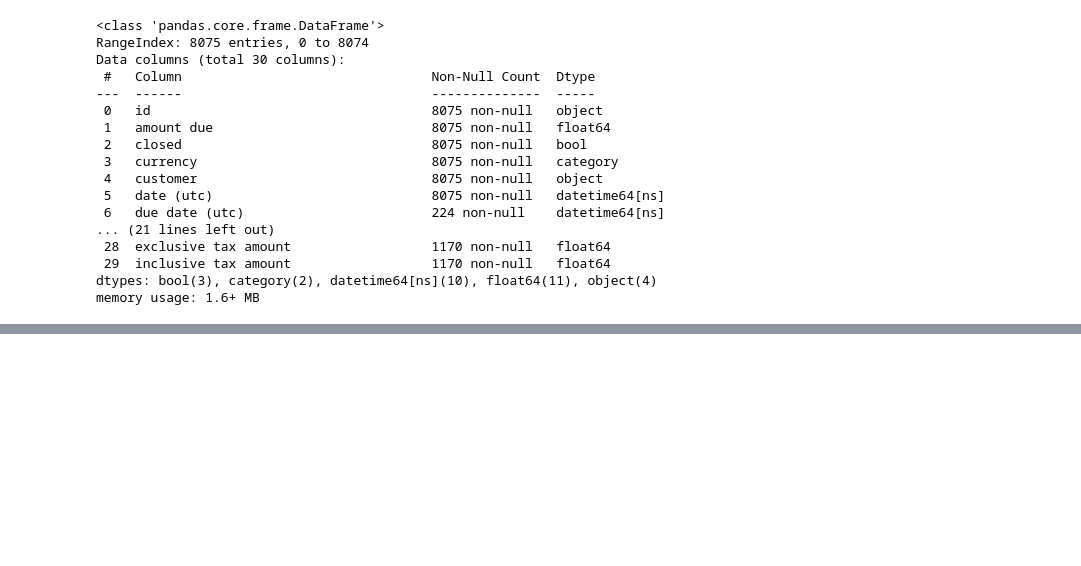
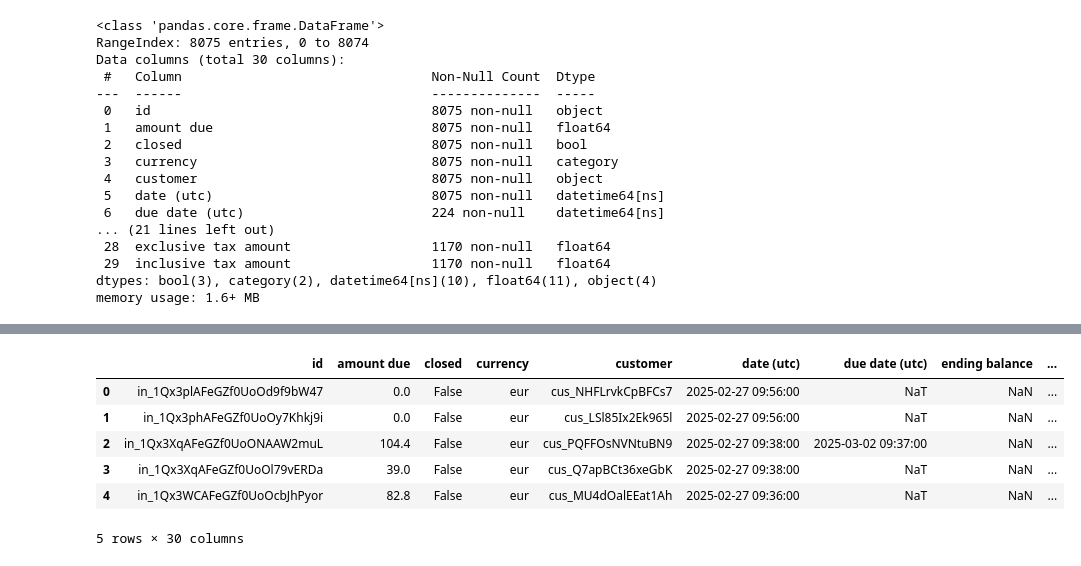
Before and after one commit to Idreece/surfe, a Jupyter notebook: notebooks/analysis.ipynb, the cells around one changed output, grey strips where cells are left out. Saved outputs shown, nothing was run; the diff lists cells and outputs as text; code cells hidden in the pictures; blank space fills up the shorter version.

```diff
--- a/notebooks/analysis.ipynb
+++ b/notebooks/analysis.ipynb
@@ -93,0 +204,14 @@ memory usage: 1.6+ MB
+# %%
+filtered_df = df.copy()
+filtered_df = filtered_df[filtered_df['subscription'].notna()]
+filtered_df = filtered_df[~filtered_df['forgiven']]
+# %%
+filtered_df.head()
+# %% [output]
+|  | id | amount due | closed | currency | customer | date (utc) | due date (utc) | ending balance | ... |
+| 0 | in_1Qx3plAFeGZf0UoOd9f9bW47 | 0.0 | False | eur | cus_NHFLrvkCpBFCs7 | 2025-02-27 09:56:00 | NaT | NaN | ... |
+| 1 | in_1Qx3phAFeGZf0UoOy7Khkj9i | 0.0 | False | eur | cus_LSl85Ix2Ek965l | 2025-02-27 09:56:00 | NaT | NaN | ... |
+| 2 | in_1Qx3XqAFeGZf0UoONAAW2muL | 104.4 | False | eur | cus_PQFFOsNVNtuBN9 | 2025-02-27 09:38:00 | 2025-03-02 09:37:00 | NaN | ... |
+| 3 | in_1Qx3XqAFeGZf0UoOl79vERDa | 39.0 | False | eur | cus_Q7apBCt36xeGbK | 2025-02-27 09:38:00 | NaT | NaN | ... |
+| 4 | in_1Qx3WCAFeGZf0UoOcbJhPyor | 82.8 | False | eur | cus_MU4dOalEEat1Ah | 2025-02-27 09:36:00 | NaT | NaN | ... |
+5 rows × 30 columns
```
Also changed, not shown: parts of 26 cells of this notebook, 2 other files.
